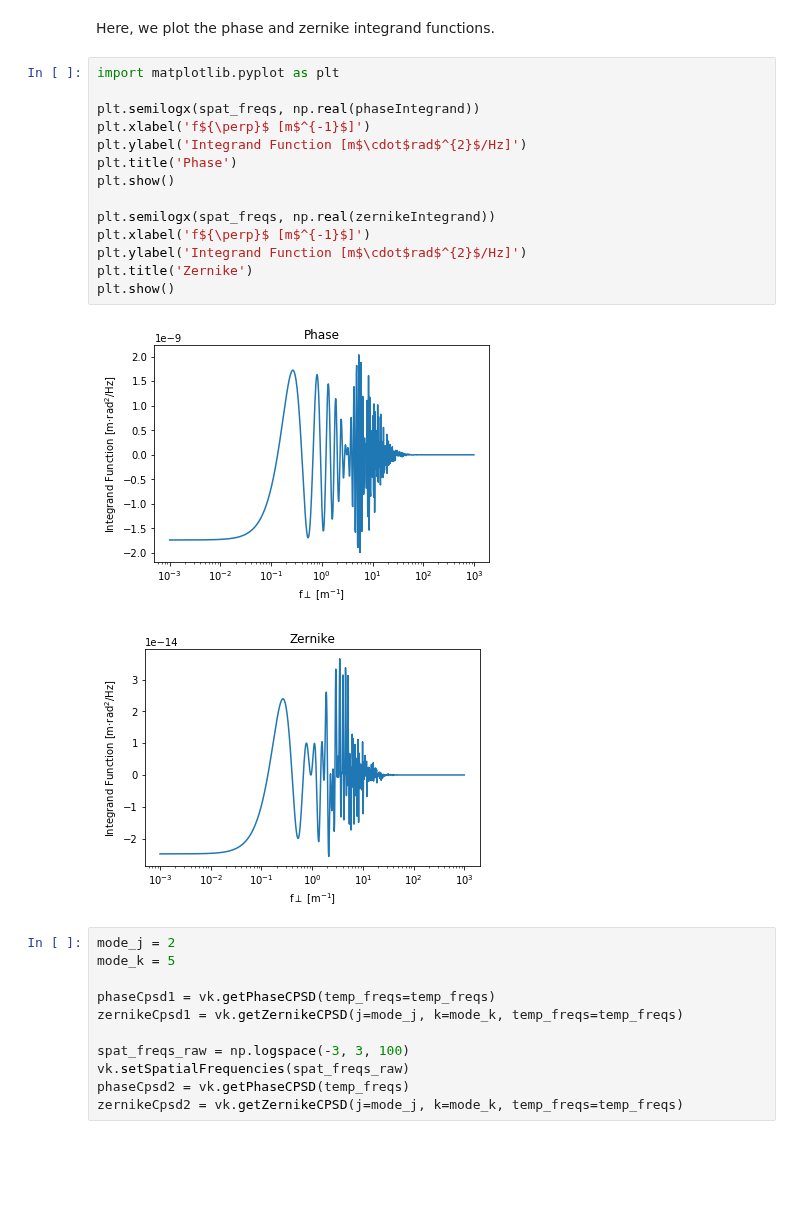
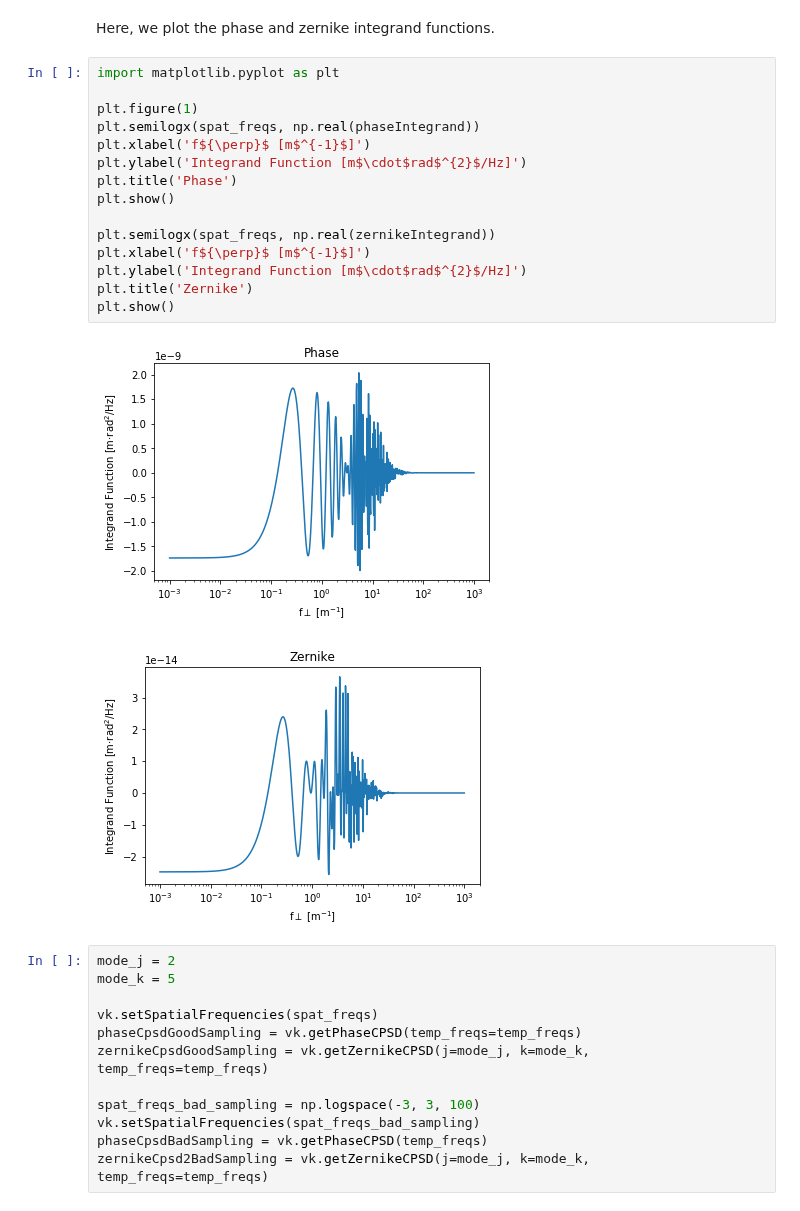
Before and after one commit to ArcetriAdaptiveOptics/arte, a Jupyter notebook: notebook/atmo/CPSD_examples.ipynb, the cells around one changed output. Saved outputs shown, nothing was run; the diff lists cells and outputs as text; blank space fills up the shorter version.

```diff
--- a/notebook/atmo/CPSD_examples.ipynb
+++ b/notebook/atmo/CPSD_examples.ipynb
@@ -32,30 +32,32 @@ Here, we plot the phase and zernike integrand functions.
 # %%
 import matplotlib.pyplot as plt
 
+plt.figure(1)
 plt.semilogx(spat_freqs, np.real(phaseIntegrand))
 plt.xlabel('f${\perp}$ [m$^{-1}$]')
 plt.ylabel('Integrand Function [m$\cdot$rad$^{2}$/Hz]')
 plt.title('Phase')
 plt.show()
 
 plt.semilogx(spat_freqs, np.real(zernikeIntegrand))
 plt.xlabel('f${\perp}$ [m$^{-1}$]')
 plt.ylabel('Integrand Function [m$\cdot$rad$^{2}$/Hz]')
 plt.title('Zernike')
 plt.show()
 # %% [output]
-[figure, old version]
+[figure, new version]
-[figure, old version]
+[figure, new version]
 # %%
 mode_j = 2
 mode_k = 5
 
-phaseCpsd1 = vk.getPhaseCPSD(temp_freqs=temp_freqs)
-zernikeCpsd1 = vk.getZernikeCPSD(j=mode_j, k=mode_k, temp_freqs=temp_freqs)
+vk.setSpatialFrequencies(spat_freqs)
+phaseCpsdGoodSampling = vk.getPhaseCPSD(temp_freqs=temp_freqs)
+zernikeCpsdGoodSampling = vk.getZernikeCPSD(j=mode_j, k=mode_k, temp_freqs=temp_freqs)
 
-spat_freqs_raw = np.logspace(-3, 3, 100)
-vk.setSpatialFrequencies(spat_freqs_raw)
-phaseCpsd2 = vk.getPhaseCPSD(temp_freqs)
-zernikeCpsd2 = vk.getZernikeCPSD(j=mode_j, k=mode_k, temp_freqs=temp_freqs)
+spat_freqs_bad_sampling = np.logspace(-3, 3, 100)
+vk.setSpatialFrequencies(spat_freqs_bad_sampling)
+phaseCpsdBadSampling = vk.getPhaseCPSD(temp_freqs)
+zernikeCpsd2BadSampling = vk.getZernikeCPSD(j=mode_j, k=mode_k, temp_freqs=temp_freqs)
 # %% [markdown]
 Here, we plot the phase and zernike CPSD.
```
Also changed, not shown: parts of 4 cells of this notebook, 1 other file.
